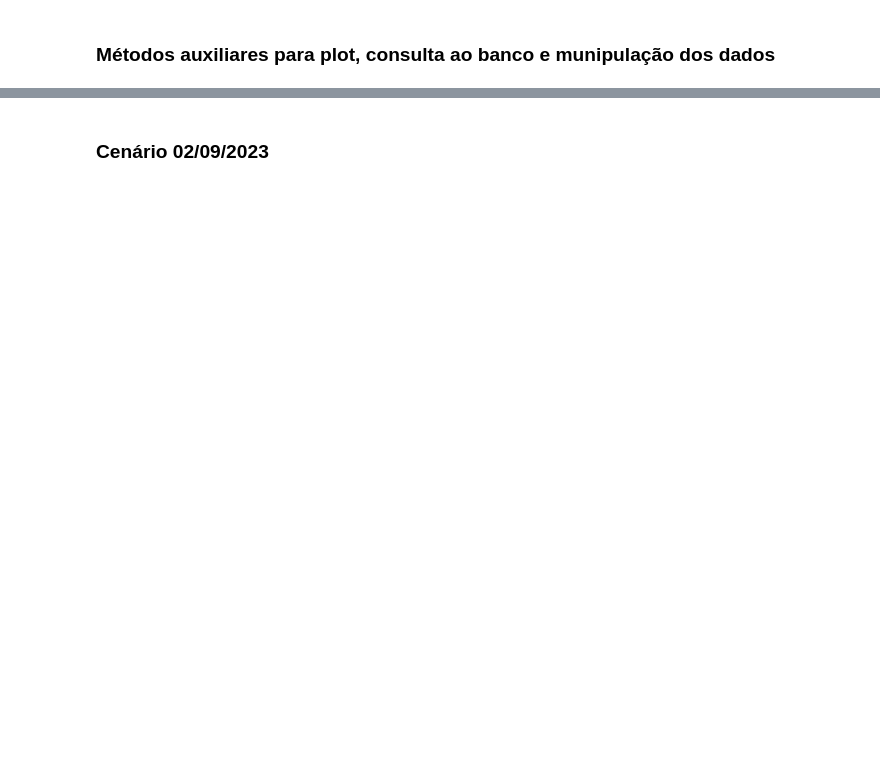
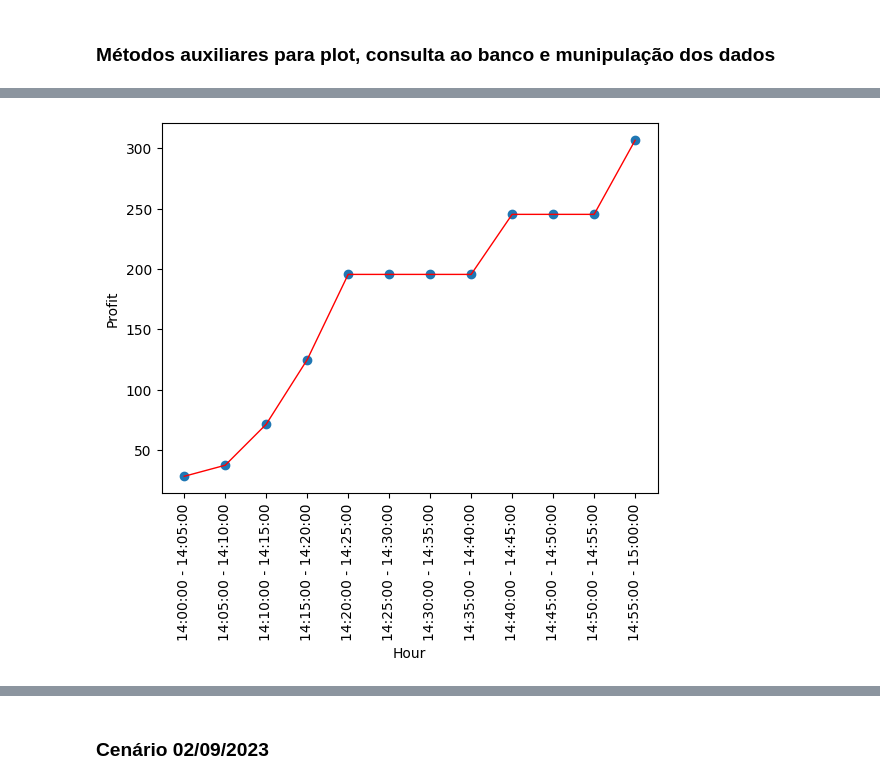
Before and after one commit to JoaoGeraldo15/arbitrage-betting-knapsack-problem, a Jupyter notebook: src/results/scenarios.ipynb, the cells around one changed output, grey strips where cells are left out. Drawn from its saved outputs; the diff is of its cells as text; code cells hidden in the pictures; blank space fills up the shorter version.

```diff
--- a/src/results/scenarios.ipynb
+++ b/src/results/scenarios.ipynb
@@ -220,3 +275,35 @@ def run_scenario(start_date = '2023-09-02 14:00:00', end_date = '2023-09-02 14:0
+# %%
+def accumulated_profit(start_date='2023-09-02 14:00:00', end_date='2023-09-02 15:00:00'):
+    export = ExportadorDeGraficos()
+
+    intervals = gera_intervalos(start_date, end_date)
+    x_values = []
+    y_values = [0]
+    for i in range(len(intervals)-1):
+        start = intervals[i]
+        end = intervals[i+1]
+        arbitrages = repository.find_all_unique_between(start, end)
+
+        if len(arbitrages) > 1:
+            population = Population(n_generations=n_generations, n_individuals=n_individuals, mutation_rate=mutation_rate, crossover_rate=crossover_rate,
+                                    budget=1000, crossover_strategy=crossover, arbitrages=arbitrages)
+
+            if population.best_frontier is None:
+                export.calculate_hypervolume(population)
+
+            best_front: List[Individual] = population.pareto_history_front[population.best_frontier][1]
+            max_profit = max([i.fitness[0] for i in best_front])
+        else:
+            # max_profit = 0
+            continue
+
+        x_values.append(f'{datetime.strptime(start, "%Y-%m-%d %H:%M:%S").strftime("%H:%M:%S")} - {datetime.strptime(end, "%Y-%m-%d %H:%M:%S").strftime("%H:%M:%S")}')
+        y_values.append(y_values[len(y_values)-1] + max_profit)
+
+    plot_interval_profit(x_values, y_values[1:], '', export)
+accumulated_profit()
+# %% [output]
+[figure, added]
 # %% [markdown]
 <h3> Cenários mês de setembro </h3>
 <img src="images/surebets_setembro.png" width="75%">
```
Also changed, not shown: parts of 26 cells of this notebook, 1 other file.
